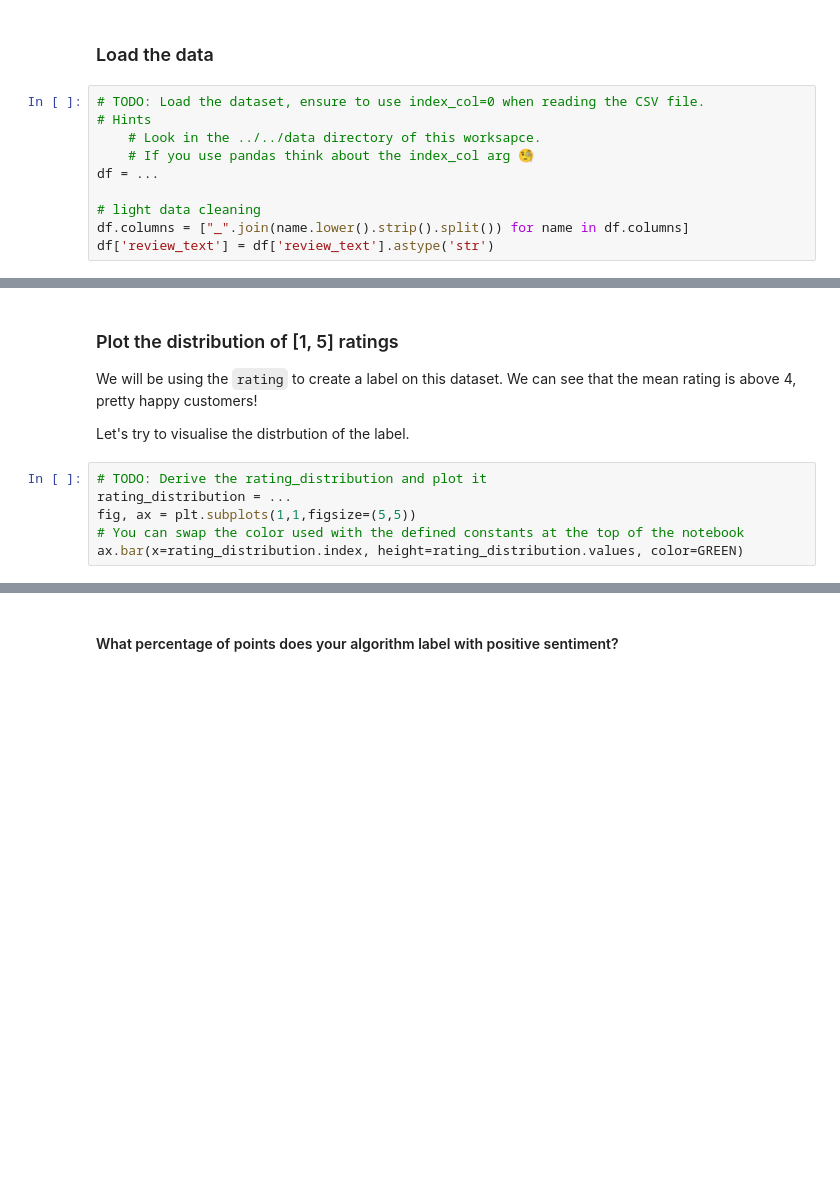
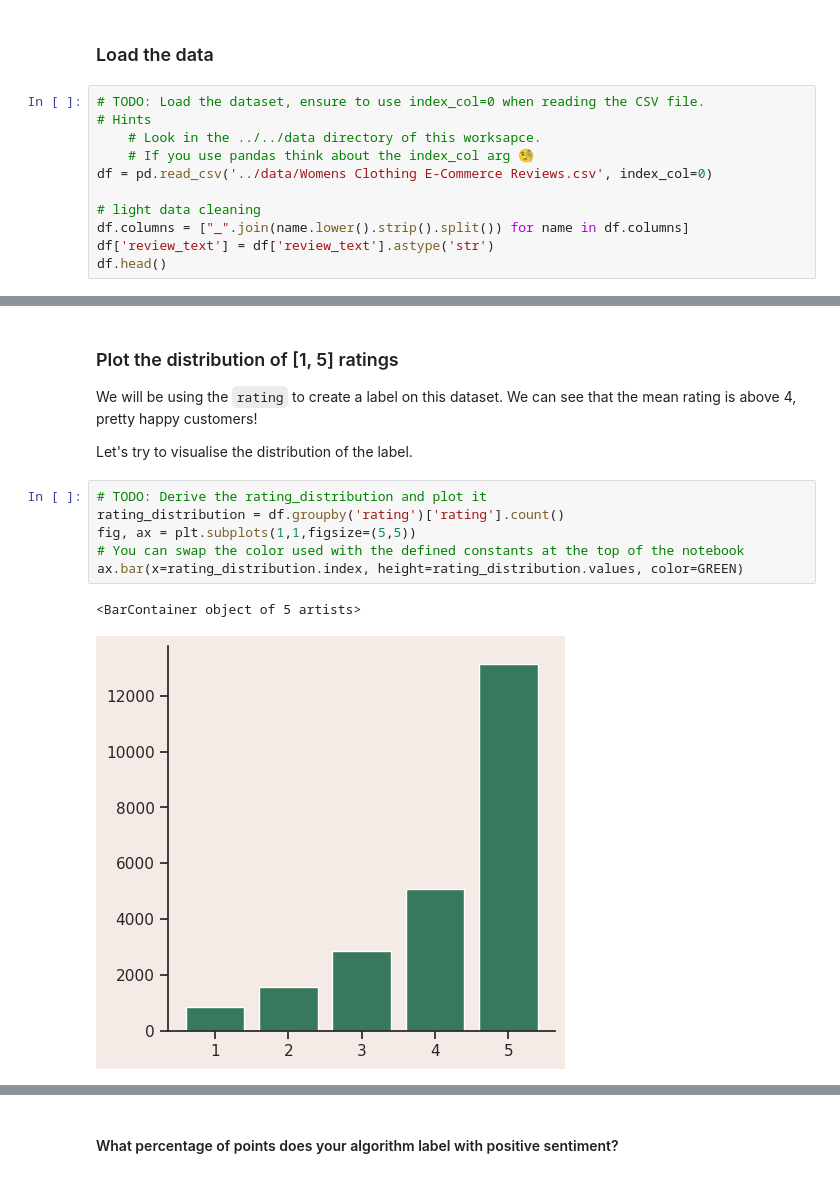
Before and after one commit to RaulPL/full-stack-ml-metaflow-corise-week-1, a Jupyter notebook: project/template.ipynb, the cells around one changed output, grey strips where cells are left out. Drawn from its saved outputs; the diff is of its cells as text; blank space fills up the shorter version.

```diff
--- a/project/template.ipynb
+++ b/project/template.ipynb
@@ -60,8 +59,9 @@ sns.set_theme(style='ticks', rc=custom_params)
 # Hints
     # Look in the ../../data directory of this worksapce.
     # If you use pandas think about the index_col arg 🧐
-df = ...
+df = pd.read_csv('../data/Womens Clothing E-Commerce Reviews.csv', index_col=0)
 
 # light data cleaning
 df.columns = ["_".join(name.lower().strip().split()) for name in df.columns]
 df['review_text'] = df['review_text'].astype('str')
+df.head()
@@ -74,13 +109,16 @@ df.describe()
 
 We will be using the `rating` to create a label on this dataset. We can see that the mean rating is above 4, pretty happy customers!
 
-Let's try to visualise the distrbution of the label.
+Let's try to visualise the distribution of the label.
 # %%
 # TODO: Derive the rating_distribution and plot it
-rating_distribution = ...
+rating_distribution = df.groupby('rating')['rating'].count()
 fig, ax = plt.subplots(1,1,figsize=(5,5))
 # You can swap the color used with the defined constants at the top of the notebook
 ax.bar(x=rating_distribution.index, height=rating_distribution.values, color=GREEN)
+# %% [output]
+<BarContainer object of 5 artists>
+[figure, added]
 # %%
 def labeling_function(row):
     """
```
Also changed, not shown: parts of 16 cells of this notebook, 1 other file.
